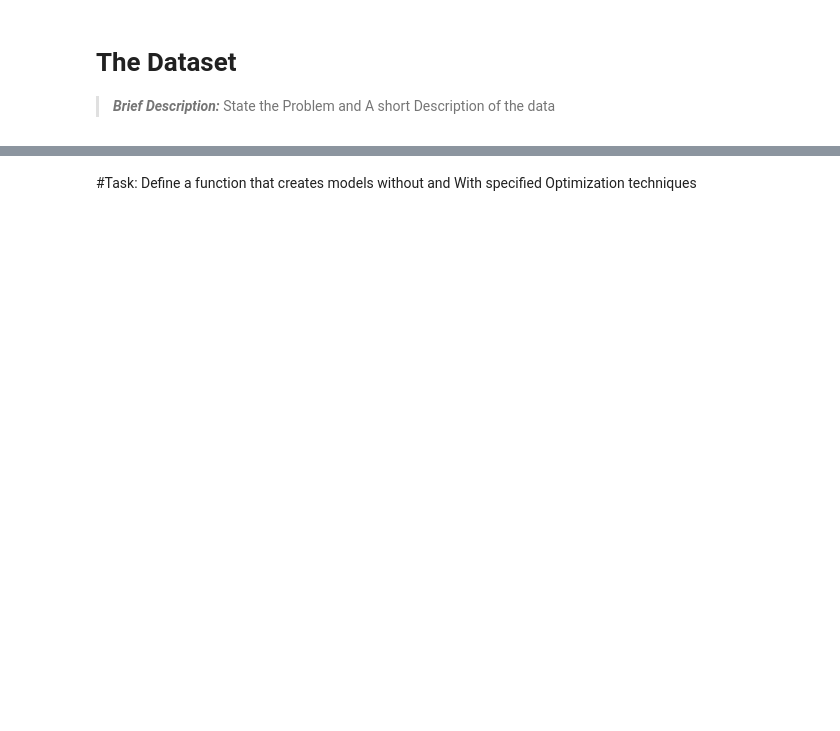
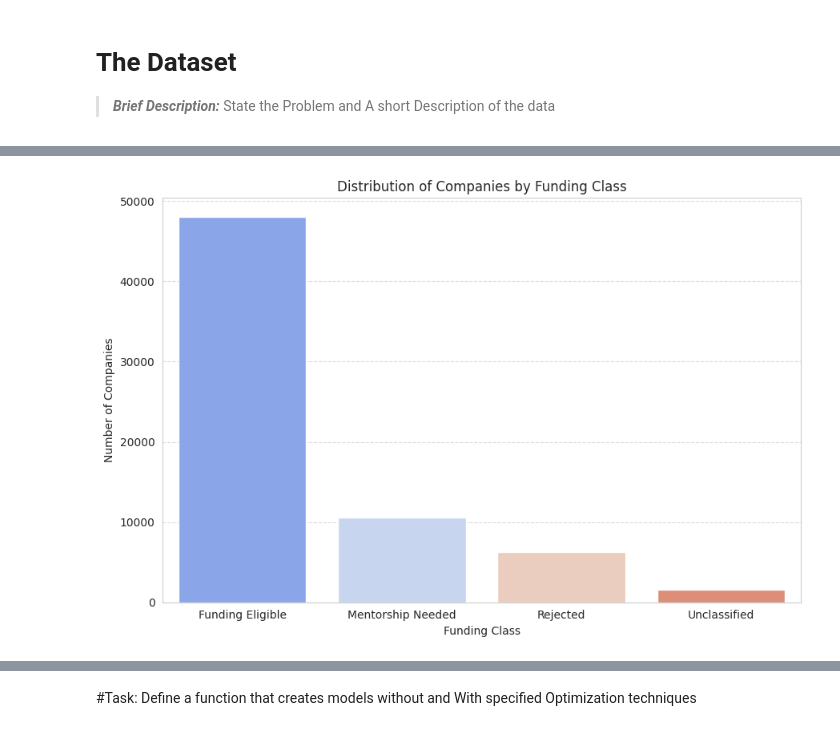
Before and after one commit to NiyonshutiDavid/Intro2ML_Summative, a Jupyter notebook: Summative_Intro_to_ml_[David Niyonshuti]_assignment.ipynb, the cells around one changed output, grey strips where cells are left out. Cells and saved outputs as stored; diff of their text form; code cells hidden in the pictures; blank space fills up the shorter version.

```diff
--- a/Summative_Intro_to_ml_[David Niyonshuti]_assignment.ipynb
+++ b/Summative_Intro_to_ml_[David Niyonshuti]_assignment.ipynb
@@ -99,0 +384,84 @@ cp: cannot stat '/Users/davidniyonshuti/Desktop/ALU-COURSES/Introduction/to/mach
+# %%
+
+# Set a consistent style for the plots
+sns.set_style("whitegrid")
+
+print("--- Generating Plots after Classification ---")
+
+# --- 1. Distribution of 'funding_class' ---
+plt.figure(figsize=(9, 6))
+sns.countplot(data=data, x='funding_class', palette='coolwarm',
+              order=data['funding_class'].value_counts().index)
+plt.title('Distribution of Companies by Funding Class')
+plt.xlabel('Funding Class')
+plt.ylabel('Number of Companies')
+plt.grid(axis='y', linestyle='--', alpha=0.7)
+plt.tight_layout()
+plt.show()
+
+# --- 2. 'funding_total_usd' by 'funding_class' (Box Plot) ---
+plt.figure(figsize=(10, 7))
+# Filter out 0 or NaN funding_total_usd for a clearer log scale plot
+# Use a small constant (e.g., 1) to avoid log(0) errors if there are actual 0s you want to include
+plot_data_funding = data[data['funding_class'] != 'Rejected'].copy()
+plot_data_funding['funding_total_usd_log'] = plot_data_funding['funding_total_usd'].apply(lambda x: np.log10(x) if x > 0 else np.nan)
+
+sns.boxplot(data=plot_data_funding, x='funding_class', y='funding_total_usd_log', palette='viridis',
+            order=['Funding Eligible', 'Mentorship Needed'])
+plt.title('Log10(Total Funding USD) by Funding Class (Excluding Rejected)')
+plt.xlabel('Funding Class')
+plt.ylabel('Log10(Total Funding USD)')
+# Add custom y-tick labels if you want to show actual dollar amounts,
+# e.g., using 10**tick_value for labels.
+# For simplicity, keeping log10 labels here.
+plt.grid(axis='y', linestyle='--', alpha=0.7)
+plt.tight_layout()
+plt.show()
+
+# --- 3. 'funding_rounds' by 'funding_class' (Box Plot) ---
+plt.figure(figsize=(10, 7))
+sns.boxplot(data=data, x='funding_class', y='funding_rounds', palette='plasma',
+            order=['Funding Eligible', 'Mentorship Needed', 'Rejected']) # Include all classes here
+plt.title('Number of Funding Rounds by Funding Class')
+plt.xlabel('Funding Class')
+plt.ylabel('Number of Funding Rounds')
+plt.grid(axis='y', linestyle='--', alpha=0.7)
+plt.tight_layout()
+plt.show()
+
+# --- 4. Status Distribution within 'funding_class' (Stacked Bar Plot) ---
+# Create a cross-tabulation of funding_class and status
+status_cross_tab = pd.crosstab(data['funding_class'], data['status'], normalize='index')
+
+plt.figure(figsize=(12, 7))
+status_cross_tab.plot(kind='bar', stacked=True, colormap='tab10', ax=plt.gca())
+plt.title('Proportion of Company Status within Each Funding Class')
+plt.xlabel('Funding Class')
+plt.ylabel('Proportion')
+plt.xticks(rotation=45, ha='right')
+plt.legend(title='Original Status', bbox_to_anchor=(1.05, 1), loc='upper left')
+plt.grid(axis='y', linestyle='--', alpha=0.7)
+plt.tight_layout()
+plt.show()
+
+# --- 5. Top 10 'category_list' Distribution by 'funding_class' ---
+print("\n--- Top 10 Categories by Funding Class ---")
+# Get top 10 categories overall (excluding 'Unknown_Category' for this analysis)
+top_categories = data[data['category_list'] != 'Unknown_Category']['category_list'].value_counts().nlargest(10).index
+
+# Filter the DataFrame to include only these top categories and funding classes
+filtered_data = data[data['category_list'].isin(top_categories)]
+
+# Create a cross-tabulation for selected categories and funding classes
+category_class_cross_tab = pd.crosstab(filtered_data['category_list'], filtered_data['funding_class'], normalize='index')
+
+plt.figure(figsize=(14, 8))
+category_class_cross_tab.plot(kind='barh', stacked=True, colormap='Spectral', ax=plt.gca())
+plt.title('Proportion of Funding Classes within Top 10 Company Categories')
+plt.xlabel('Proportion')
+plt.ylabel('Category')
+plt.legend(title='Funding Class', bbox_to_anchor=(1.05, 1), loc='upper left')
+plt.grid(axis='x', linestyle='--', alpha=0.7)
+plt.tight_layout()
+plt.show()
+# %% [output]
@@ -99,0 +472 @@ cp: cannot stat '/Users/davidniyonshuti/Desktop/ALU-COURSES/Introduction/to/mach
+[figure, added]
```
Also changed, not shown: parts of 22 cells of this notebook.
